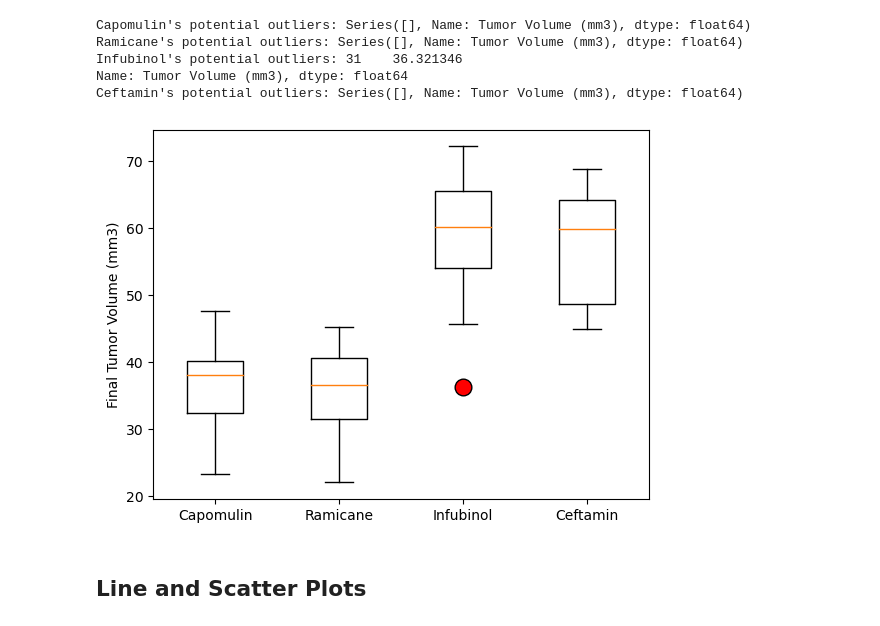
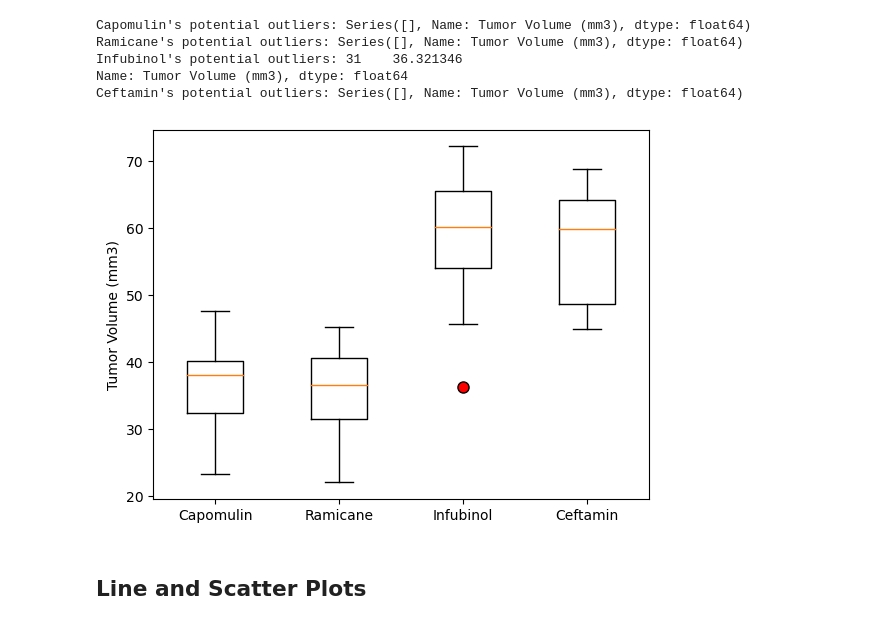
Before and after one commit to chonyeagoro/challenge5-pymaceuticals, a Jupyter notebook: Pymaceuticals/pymaceuticals_starter-Copy1.ipynb, the cells around one changed output. Drawn from its saved outputs; the diff is of its cells as text; code cells hidden in the pictures.

```diff
--- a/Pymaceuticals/pymaceuticals_starter-Copy1.ipynb
+++ b/Pymaceuticals/pymaceuticals_starter-Copy1.ipynb
@@ -65,7 +69,7 @@ dupli_mice_df
 | 1592 | g989 | 35 | 62.570880 | 2 | Propriva | Female | 21 | ... |
 # %%
 # Create a clean DataFrame by dropping the duplicate mouse by its ID.
-clean_data = combined_data.drop_duplicates(subset=['Mouse ID'])
+clean_data = combined_data[combined_data['Mouse ID'].isin(dupli_mice_ID)==False]
 clean_data.head()
 # %% [output]
 |  | Mouse ID | Timepoint | Tumor Volume (mm3) | Metastatic Sites | Drug Regimen | Sex | Age_months | ... |
@@ -160,26 +191,38 @@ aggregation = clean_data.groupby(["Drug Regimen"]).aggregate(["sum"])
 # Capomulin, Ramicane, Infubinol, and Ceftamin
 
 # Start by getting the last (greatest) timepoint for each mouse
-
+group_volume = clean_data.groupby(["Mouse ID"])["Timepoint"].max()
+group_volume = group_volume.reset_index()
 
 # Merge this group df with the original DataFrame to get the tumor volume at the last timepoint
+merged_data = group_volume.merge(clean_data, on=['Mouse ID', 'Timepoint'], how="left")
 # %%
 # Put treatments into a list for for loop (and later for plot labels)
-
+treatments = ["Capomulin", "Ramicane", "Infubinol", "Ceftamin"]
 
 # Create empty list to fill with tumor vol data (for plotting)
-
+tumor_vol_list = []
 
 # Calculate the IQR and quantitatively determine if there are any potential outliers.
-
+for d in treatments:
 
     # Locate the rows which contain mice on each drug and get the tumor volumes
-
+    volume = merged_data.loc[merged_data["Drug Regimen"] == d, 'Tumor Volume (mm3)']
 
     # add subset
-
+    tumor_vol_list.append(volume)
 
     # Determine outliers using upper and lower bounds
+    quartiles = volume.quantile([0.25, 0.5, 0.75])
+    lowerq = quartiles[0.25]
+    upperq = quartiles[0.75]
+    iqr = upperq - lowerq
+
+    lower_bound = lowerq - (1.5 * iqr)
+    upper_bound = upperq + (1.5 * iqr)
+
+    outlier = volume.loc[(volume < lower_bound) | (volume > upper_bound)]
+    print(f"{d}'s potential outliers: {outlier}")
 # %% [output]
 Capomulin's potential outliers: Series([], Name: Tumor Volume (mm3), dtype: float64)
 Ramicane's potential outliers: Series([], Name: Tumor Volume (mm3), dtype: float64)
@@ -188,7 +231,15 @@ Name: Tumor Volume (mm3), dtype: float64
 Ceftamin's potential outliers: Series([], Name: Tumor Volume (mm3), dtype: float64)
 # %%
 # Generate a box plot that shows the distrubution of the tumor volume for each treatment group.
+
+fig1, ax1 = plt.subplots()
+ax1.set_ylabel("Tumor Volume (mm3)")
+red_dot = dict(markerfacecolor = "red", markersize=8)
+
+ax1.boxplot(tumor_vol_list, flierprops=red_dot)
+ax1.set_xticklabels(treatments)
+plt.show()
 # %% [output]
-[figure, old version]
+[figure, new version]
 # %% [markdown]
 ## Line and Scatter Plots
```
Also changed, not shown: parts of 14 cells of this notebook.
